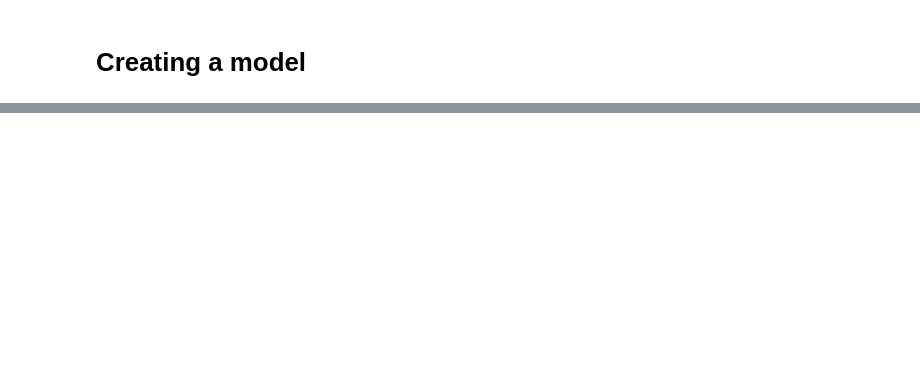
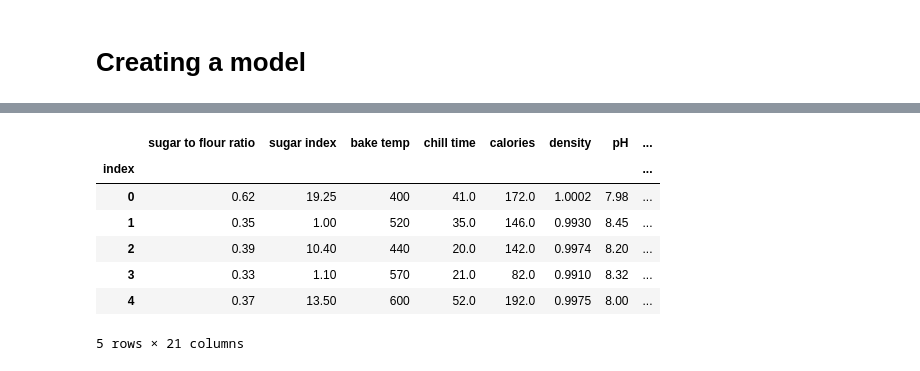
Before and after one commit to miquelpetit/Cookie-Flea-ML, a Jupyter notebook: our-code1.ipynb, the cells around one changed output, grey strips where cells are left out. Drawn from its saved outputs; the diff is of its cells as text; code cells hidden in the pictures; blank space fills up the shorter version.

```diff
--- a/our-code1.ipynb
+++ b/our-code1.ipynb
@@ -400,0 +402,20 @@ df_clean.describe()
+# %%
+for type_mix in mixins_type_list:
+    test[type_mix] = test["mixins"].str.contains(type_mix, regex=False, na=0).astype(int)
+# %%
+test.drop('mixins', axis=1, inplace=True)
+# %%
+test.drop('nan', axis=1, inplace=True)
+# %%
+test['butter melted or cubed'] = np.where(test['butter type'] == 'melted', 0, 1)
+# %%
+test.head()
+# %% [output]
+|  | sugar to flour ratio | sugar index | bake temp | chill time | calories | density | pH | ... |
+| index |  |  |  |  |  |  |  | ... |
+| 0 | 0.62 | 19.25 | 400 | 41.0 | 172.0 | 1.0002 | 7.98 | ... |
+| 1 | 0.35 | 1.00 | 520 | 35.0 | 146.0 | 0.9930 | 8.45 | ... |
+| 2 | 0.39 | 10.40 | 440 | 20.0 | 142.0 | 0.9974 | 8.20 | ... |
+| 3 | 0.33 | 1.10 | 570 | 21.0 | 82.0 | 0.9910 | 8.32 | ... |
+| 4 | 0.37 | 13.50 | 600 | 52.0 | 192.0 | 0.9975 | 8.00 | ... |
+5 rows × 21 columns
```
Also changed, not shown: parts of 17 cells of this notebook, 1 other file.
